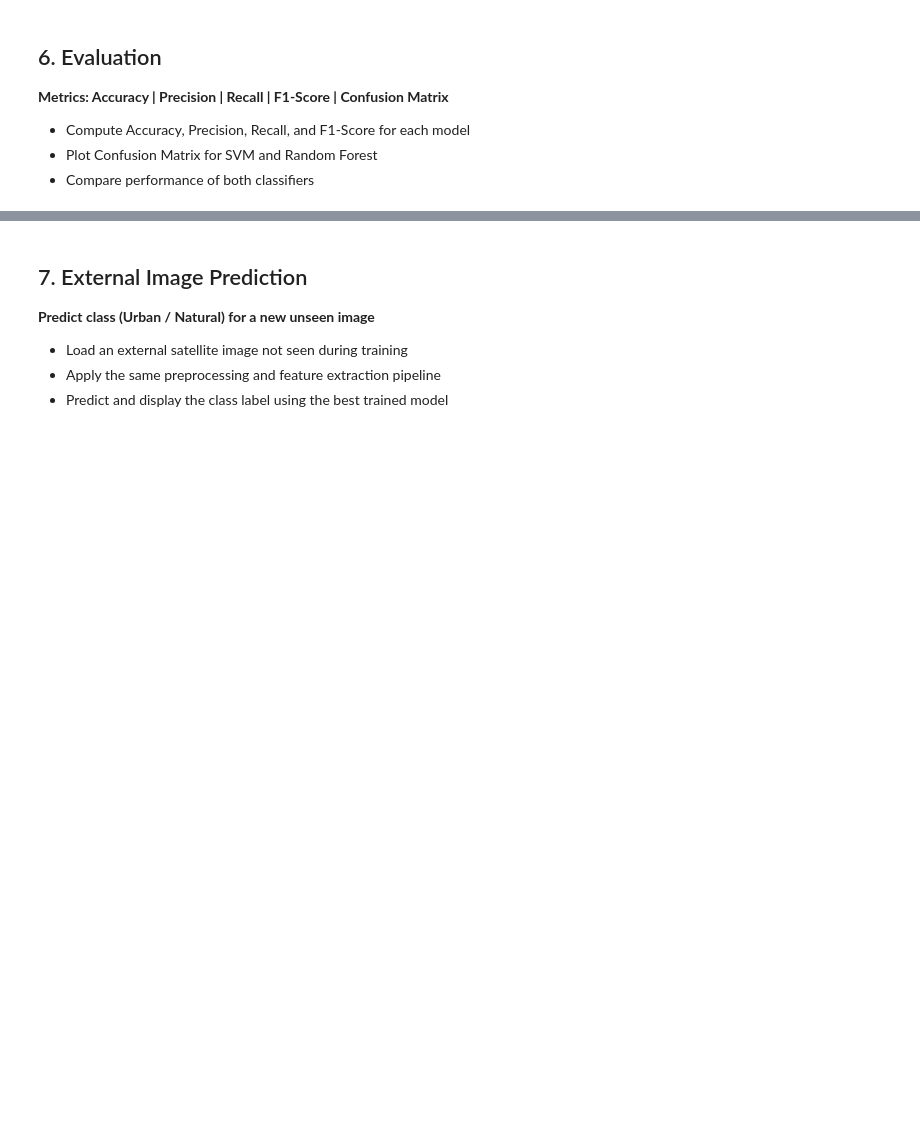
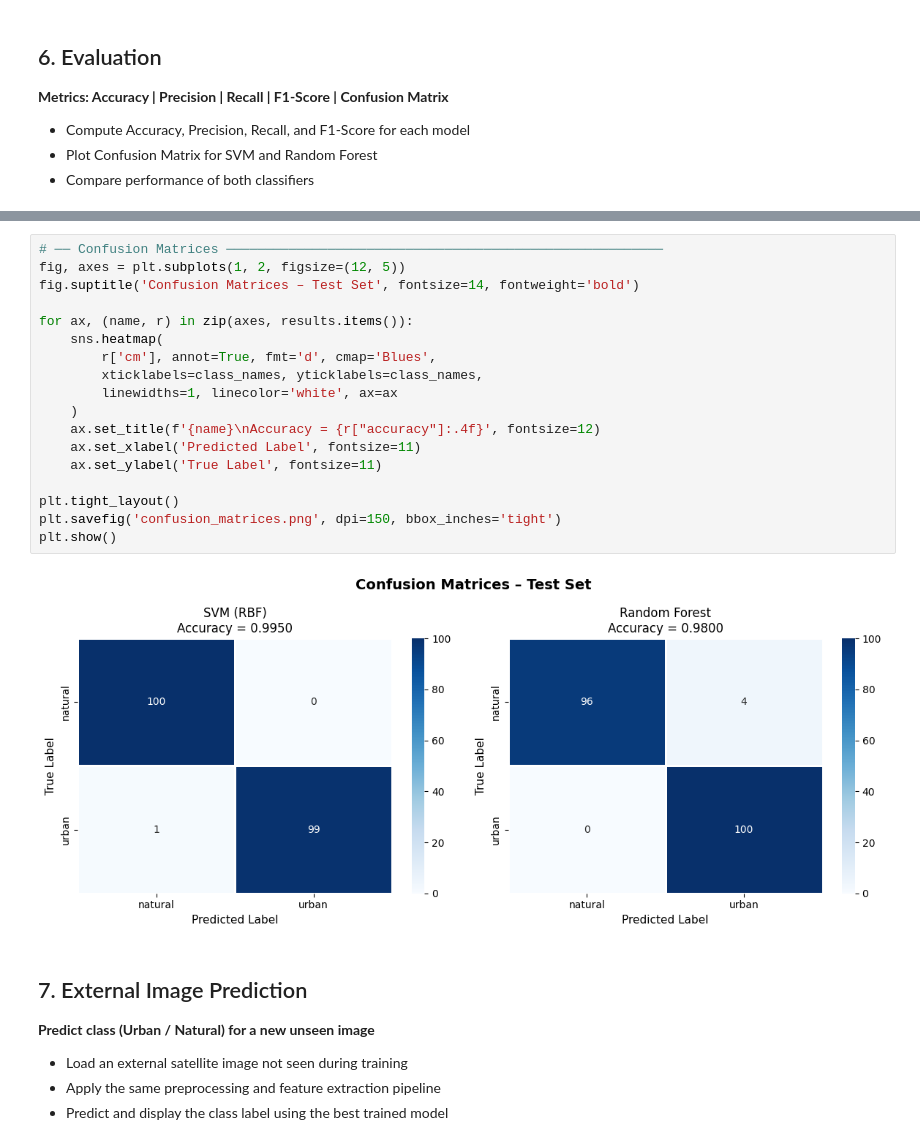
Before and after one commit to ajit-sv/satellite-image-classification-bits-cv-assignment, a Jupyter notebook: satellite-image-classification.ipynb, the cells around one changed output, grey strips where cells are left out. Drawn from its saved outputs; the diff is of its cells as text; blank space fills up the shorter version.

```diff
--- a/satellite-image-classification.ipynb
+++ b/satellite-image-classification.ipynb
@@ -541,3 +610,23 @@ print(f'\nBest model (by F1): {best_name}  '
+# %%
+# ── Confusion Matrices ────────────────────────────────────────────────────────
+fig, axes = plt.subplots(1, 2, figsize=(12, 5))
+fig.suptitle('Confusion Matrices – Test Set', fontsize=14, fontweight='bold')
+
+for ax, (name, r) in zip(axes, results.items()):
+    sns.heatmap(
+        r['cm'], annot=True, fmt='d', cmap='Blues',
+        xticklabels=class_names, yticklabels=class_names,
+        linewidths=1, linecolor='white', ax=ax
+    )
+    ax.set_title(f'{name}\nAccuracy = {r["accuracy"]:.4f}', fontsize=12)
+    ax.set_xlabel('Predicted Label', fontsize=11)
+    ax.set_ylabel('True Label', fontsize=11)
+
+plt.tight_layout()
+plt.savefig('confusion_matrices.png', dpi=150, bbox_inches='tight')
+plt.show()
+# %% [output]
+[figure, added]
 # %% [markdown]
 ## 7. External Image Prediction
 **Predict class (Urban / Natural) for a new unseen image**
```
Also changed, not shown: parts of 25 cells of this notebook, 1 other file.
